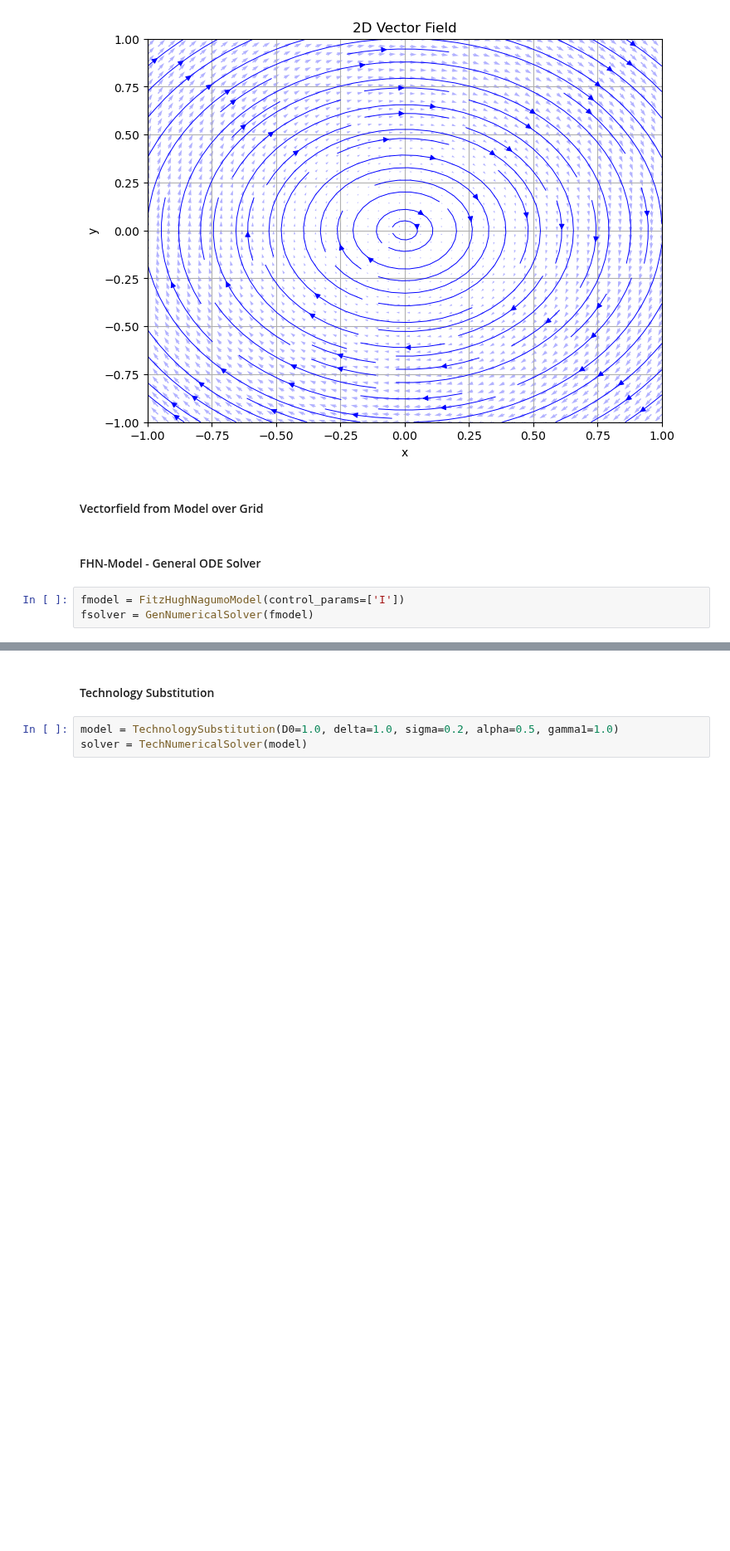
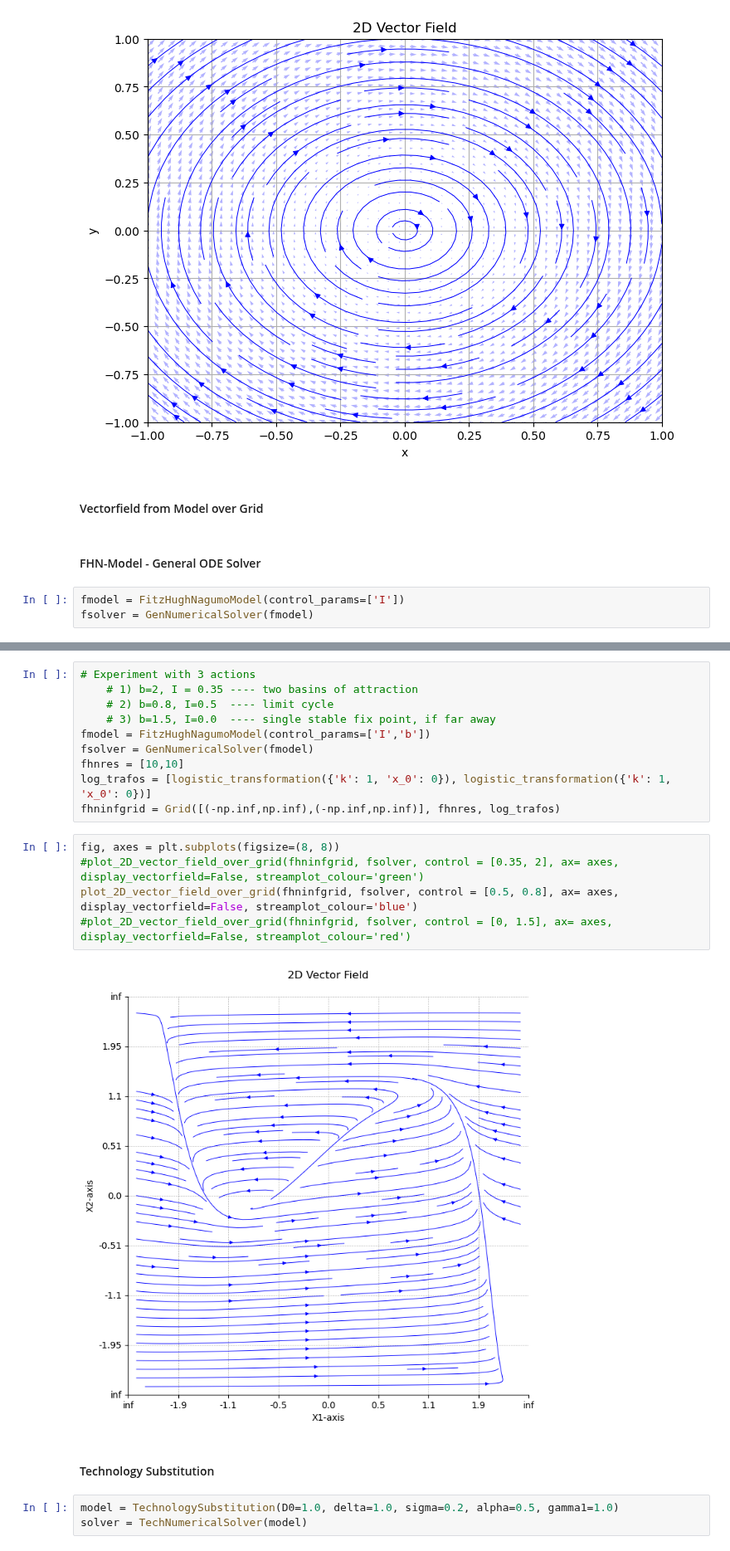
Before and after one commit to Lighfe/mdp-world-model, a Jupyter notebook: data_generation/visualization/plot_tests.ipynb, the cells around one changed output, grey strips where cells are left out. Shown at 83% size. Cells and saved outputs as stored; diff of their text form; blank space fills up the shorter version.

```diff
--- a/data_generation/visualization/plot_tests.ipynb
+++ b/data_generation/visualization/plot_tests.ipynb
@@ -64,3 +64,20 @@ plot_2D_vector_field_over_grid(fhninfgrid, fsolver, control = np.array([[0.5]]))
+# %%
+# Experiment with 3 actions
+    # 1) b=2, I = 0.35 ---- two basins of attraction
+    # 2) b=0.8, I=0.5  ---- limit cycle
+    # 3) b=1.5, I=0.0  ---- single stable fix point, if far away
+fmodel = FitzHughNagumoModel(control_params=['I','b'])
+fsolver = GenNumericalSolver(fmodel)
+fhnres = [10,10]
+log_trafos = [logistic_transformation({'k': 1, 'x_0': 0}), logistic_transformation({'k': 1, 'x_0': 0})]
+fhninfgrid = Grid([(-np.inf,np.inf),(-np.inf,np.inf)], fhnres, log_trafos)
+# %%
+fig, axes = plt.subplots(figsize=(8, 8))
+#plot_2D_vector_field_over_grid(fhninfgrid, fsolver, control = [0.35, 2], ax= axes, display_vectorfield=False, streamplot_colour='green')
+plot_2D_vector_field_over_grid(fhninfgrid, fsolver, control = [0.5, 0.8], ax= axes, display_vectorfield=False, streamplot_colour='blue')
+#plot_2D_vector_field_over_grid(fhninfgrid, fsolver, control = [0, 1.5], ax= axes, display_vectorfield=False, streamplot_colour='red')
+# %% [output]
+[figure, added]
 # %% [markdown]
 #### Technology Substitution
 # %%
```
Also changed, not shown: parts of 4 cells of this notebook.
